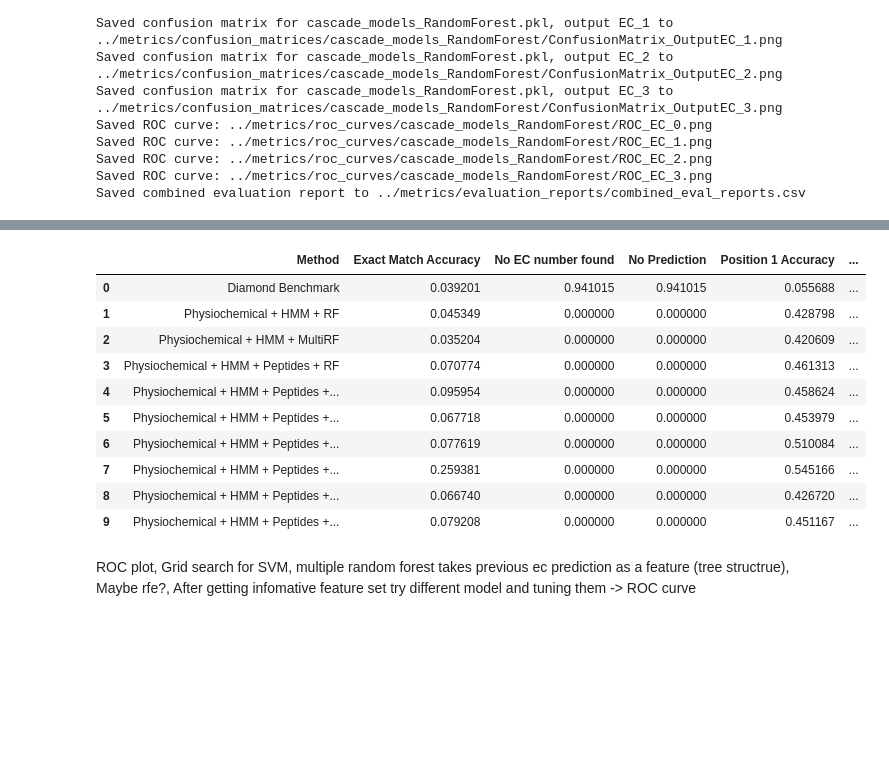
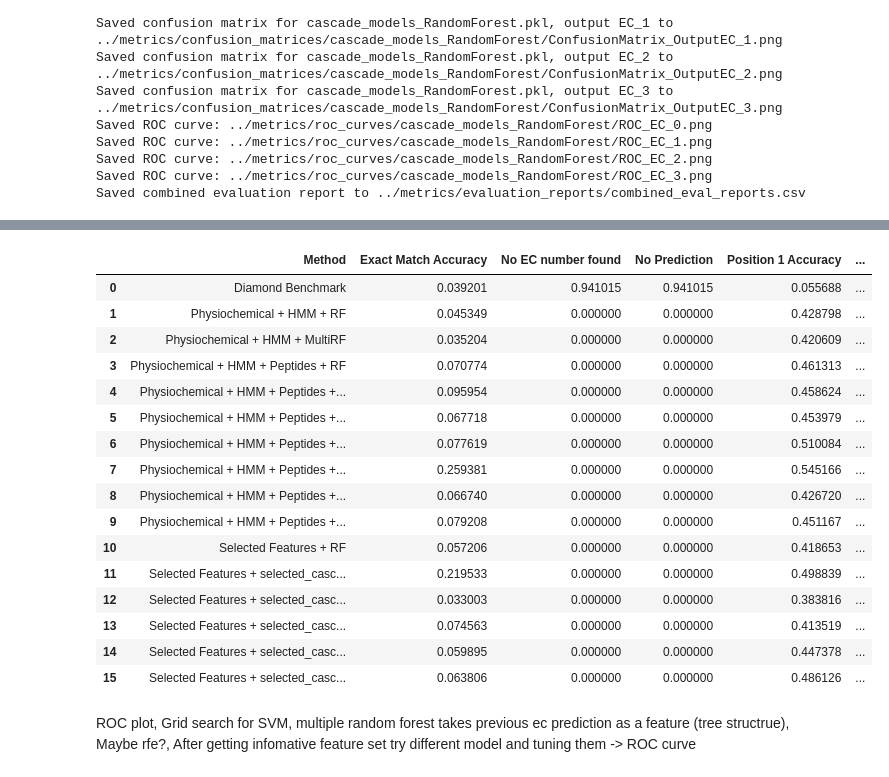
Before and after one commit to ScooterStuff/ec-prediction-ml, a Jupyter notebook: experiments/pipeline.ipynb, the cells around one changed output, grey strips where cells are left out. Saved outputs shown, nothing was run; the diff lists cells and outputs as text; code cells hidden in the pictures; blank space fills up the shorter version.

Commit message:
update results for selected featrues modeling

```diff
--- a/experiments/pipeline.ipynb
+++ b/experiments/pipeline.ipynb
@@ -109,8 +109,8 @@ f1_scorer = make_scorer(multioutput_f1_score)
 # with open("grid_scores.pkl", "rb") as f:
 #     grid_scores = pickle.load(f)
 
-# with open("final_indices.pkl", "rb") as f:
-#     final_indices = pickle.load(f)
+with open("final_indices.pkl", "rb") as f:
+    final_indices = pickle.load(f)
 
 # plt.figure(figsize=(10, 6))
 # plt.xlabel("Number of Features")
@@ -121,8 +121,8 @@ f1_scorer = make_scorer(multioutput_f1_score)
 # plt.savefig('rfecv_scores.png')
 # plt.show()
 
-# X_trainval = X_trainval[:, final_indices]
-# test_X = test_X[:, final_indices]
+X_trainval = X_trainval[:, final_indices]
+test_X = test_X[:, final_indices]
 # %%
 X_trainval.shape
 # %% [output]
@@ -469,17 +740,25 @@ report_combined.to_csv('../metrics/experiment_results.csv', index=False)
 # %%
 metrics = pd.read_csv('../metrics/experiment_results.csv')
-metrics
+report_combined = pd.concat([metrics, all_eval_reports], axis=0, ignore_index=True)
+display(report_combined)
+report_combined.to_csv('../metrics/experiment_results.csv', index=False)
 # %% [output]
 |  | Method | Exact Match Accuracy | No EC number found | No Prediction | Position 1 Accuracy | ... |
 | 0 | Diamond Benchmark | 0.039201 | 0.941015 | 0.941015 | 0.055688 | ... |
 | 1 | Physiochemical + HMM + RF | 0.045349 | 0.000000 | 0.000000 | 0.428798 | ... |
 | 2 | Physiochemical + HMM + MultiRF | 0.035204 | 0.000000 | 0.000000 | 0.420609 | ... |
 | 3 | Physiochemical + HMM + Peptides + RF | 0.070774 | 0.000000 | 0.000000 | 0.461313 | ... |
 | 4 | Physiochemical + HMM + Peptides +... | 0.095954 | 0.000000 | 0.000000 | 0.458624 | ... |
 | 5 | Physiochemical + HMM + Peptides +... | 0.067718 | 0.000000 | 0.000000 | 0.453979 | ... |
 | 6 | Physiochemical + HMM + Peptides +... | 0.077619 | 0.000000 | 0.000000 | 0.510084 | ... |
 | 7 | Physiochemical + HMM + Peptides +... | 0.259381 | 0.000000 | 0.000000 | 0.545166 | ... |
 | 8 | Physiochemical + HMM + Peptides +... | 0.066740 | 0.000000 | 0.000000 | 0.426720 | ... |
 | 9 | Physiochemical + HMM + Peptides +... | 0.079208 | 0.000000 | 0.000000 | 0.451167 | ... |
+| 10 | Selected Features + RF | 0.057206 | 0.000000 | 0.000000 | 0.418653 | ... |
+| 11 | Selected Features + selected_casc... | 0.219533 | 0.000000 | 0.000000 | 0.498839 | ... |
+| 12 | Selected Features + selected_casc... | 0.033003 | 0.000000 | 0.000000 | 0.383816 | ... |
+| 13 | Selected Features + selected_casc... | 0.074563 | 0.000000 | 0.000000 | 0.413519 | ... |
+| 14 | Selected Features + selected_casc... | 0.059895 | 0.000000 | 0.000000 | 0.447378 | ... |
+| 15 | Selected Features + selected_casc... | 0.063806 | 0.000000 | 0.000000 | 0.486126 | ... |
 # %% [markdown]
 ROC plot, Grid search for SVM, multiple random forest takes previous ec prediction as a feature (tree structrue), Maybe rfe?, After getting infomative feature set try different model and tuning them -> ROC curve
```
Also changed, not shown: parts of 6 cells of this notebook, 49 other files.
